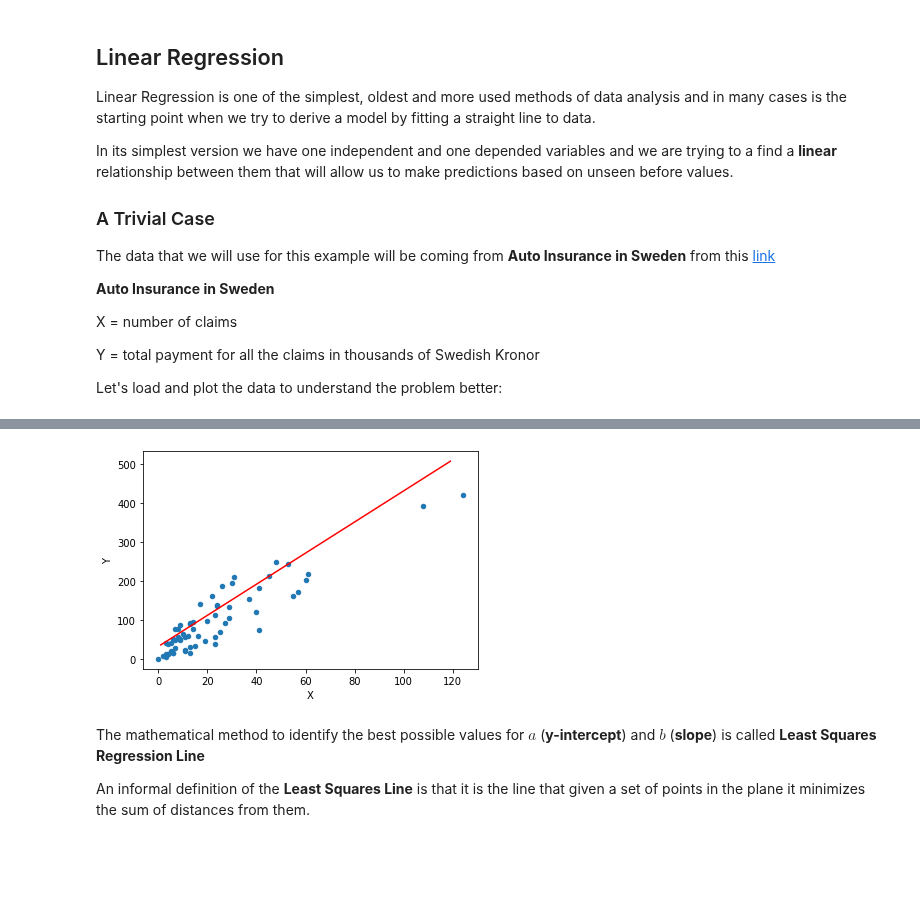
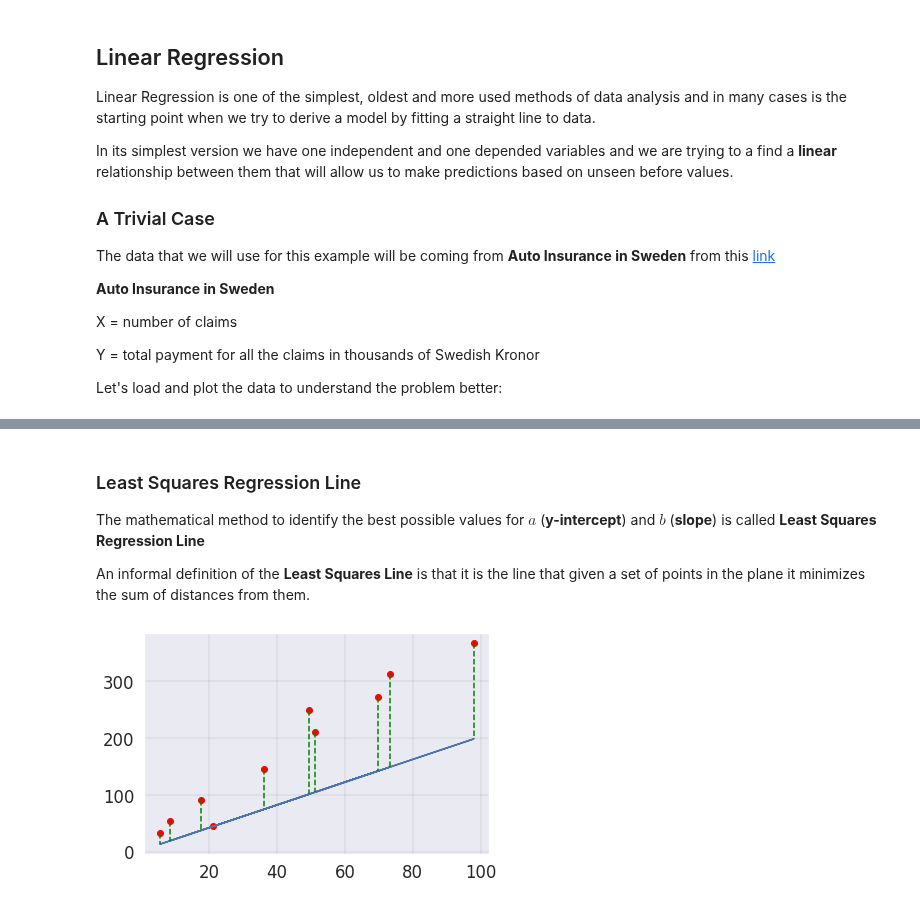
Before and after one commit to codingismycraft/ML_Introduction, a Jupyter notebook: notebooks/linear_regression.ipynb, the cells around one changed output, grey strips where cells are left out. Drawn from its saved outputs; the diff is of its cells as text; code cells hidden in the pictures; blank space fills up the shorter version.

Commit message:
Adds the liner regression math.

```diff
--- a/notebooks/linear_regression.ipynb
+++ b/notebooks/linear_regression.ipynb
@@ -76,15 +61,6 @@ are fitting our data much better as we can see from this plot:
-# %%
-a = 32
-b = 4
-y = lambda x: a + b * x
-X = [i for i in range(1, 120)]
-Y = [y(i) for i in range(1, 120)]
-
-df.plot.scatter(x='X', y='Y', colormap='viridis')
-_ = plt.plot(X, Y, color='r')
-# %% [output]
-[figure, removed]
 # %% [markdown]
+### Least Squares Regression Line
+
 The mathematical method to identify the best possible values for
 $a$ (**y-intercept**) and $b$ (**slope**) is called **Least Squares
 Regression Line**
@@ -92,3 +68,40 @@ Regression Line**
 An informal definition of the **Least Squares Line** is that it is the line
 that given a set of points in the plane it minimizes the sum of distances
 from them.
+# %%
+def make_dummy_data(func, x1=0, x2=100, count=10, mu=0, sigma=65):
+    x_values = np.random.uniform(low=x1, high=x2, size=(count,))
+    noise = np.random.normal(mu, sigma, count)
+    y_values = []
+    for index, x in enumerate(x_values):
+        y = func(x)
+        noisy_value = y + noise[index]
+        y_values.append(noisy_value)
+    return x_values, y_values
+# %%
+func = lambda x: 5 + 3.2 * x
+x_values, y_values = make_dummy_data(func=func, count=10)
+plt.scatter(x_values, y_values, color="red")
+
+# Pick a random line.
+func_1 = lambda x: 2.6 + 2.0 * x
+
+y_1 = [func_1(x) for x in x_values]
+plt.plot(x_values, y_1, color='b')
+
+# Print the distances from the points
+delta_y = []
+
+for index in range(len(x_values)):
+    x = x_values[index]
+    plt.plot([x,  x] , [y_values[index], func_1(x)] , color='green', linestyle='dashed',)
+    delta_y.append((x, y_values[index] - func_1(x)))
+
+plt.grid(color='gray', linestyle='-', linewidth=0.2)
+
+delta_y.sort(key= lambda p: p[0])
+df = pd.DataFrame(delta_y, columns = ['x', 'DY'])
+df['DYSquared'] = df.apply(lambda row: row["DY"]**2, axis=1)
+squares_sum =  df['DYSquared'].sum()
+# %% [output]
+[figure, added]
```
Also changed, not shown: parts of 10 cells of this notebook.
